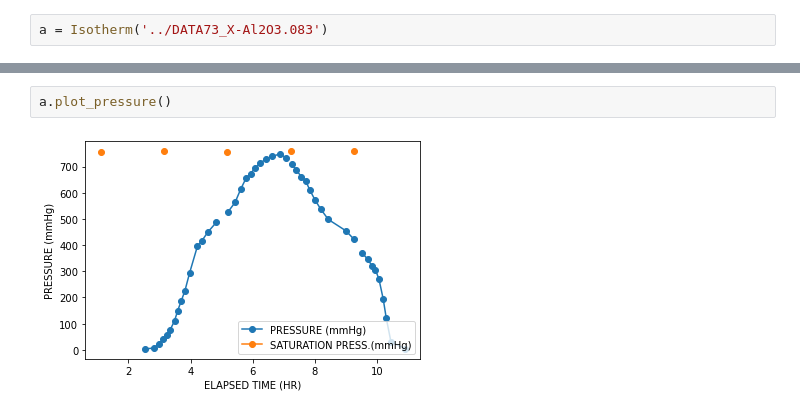
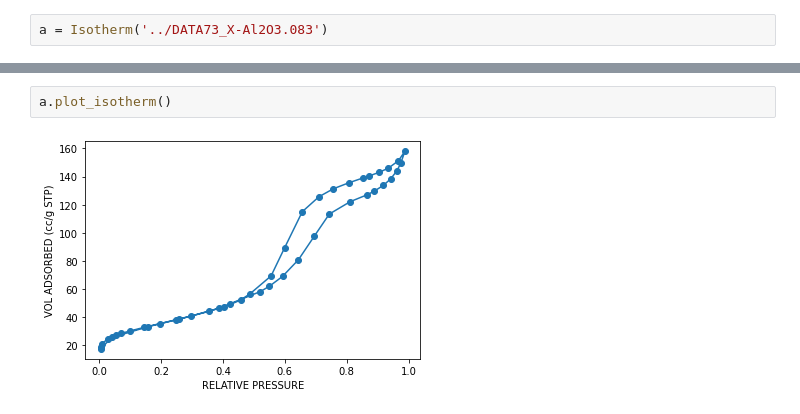
Before and after one commit to ShamanaevIvan/N2_isotherm_script, a Jupyter notebook: python/N2_adsorption.ipynb, the cells around one changed output, grey strips where cells are left out. Cells and saved outputs as stored; diff of their text form.

Commit message:
add isotherm and bet plots

```diff
--- a/python/N2_adsorption.ipynb
+++ b/python/N2_adsorption.ipynb
@@ -24,6 +24,6 @@ a.df_analysis_log
 | 2019-06-20 21:35:41 | 0.0409 | 31.034 | 25.4691 | 10:27:00 | NaN |
 | 2019-06-20 22:02:41 | 0.0049 | 3.756 | 17.3375 | 10:54:00 | NaN |
 # %%
-a.plot_pressure()
+a.plot_isotherm()
 # %% [output]
-[figure, old version]
+[figure, new version]
```
Also changed, not shown: 1 other file.
